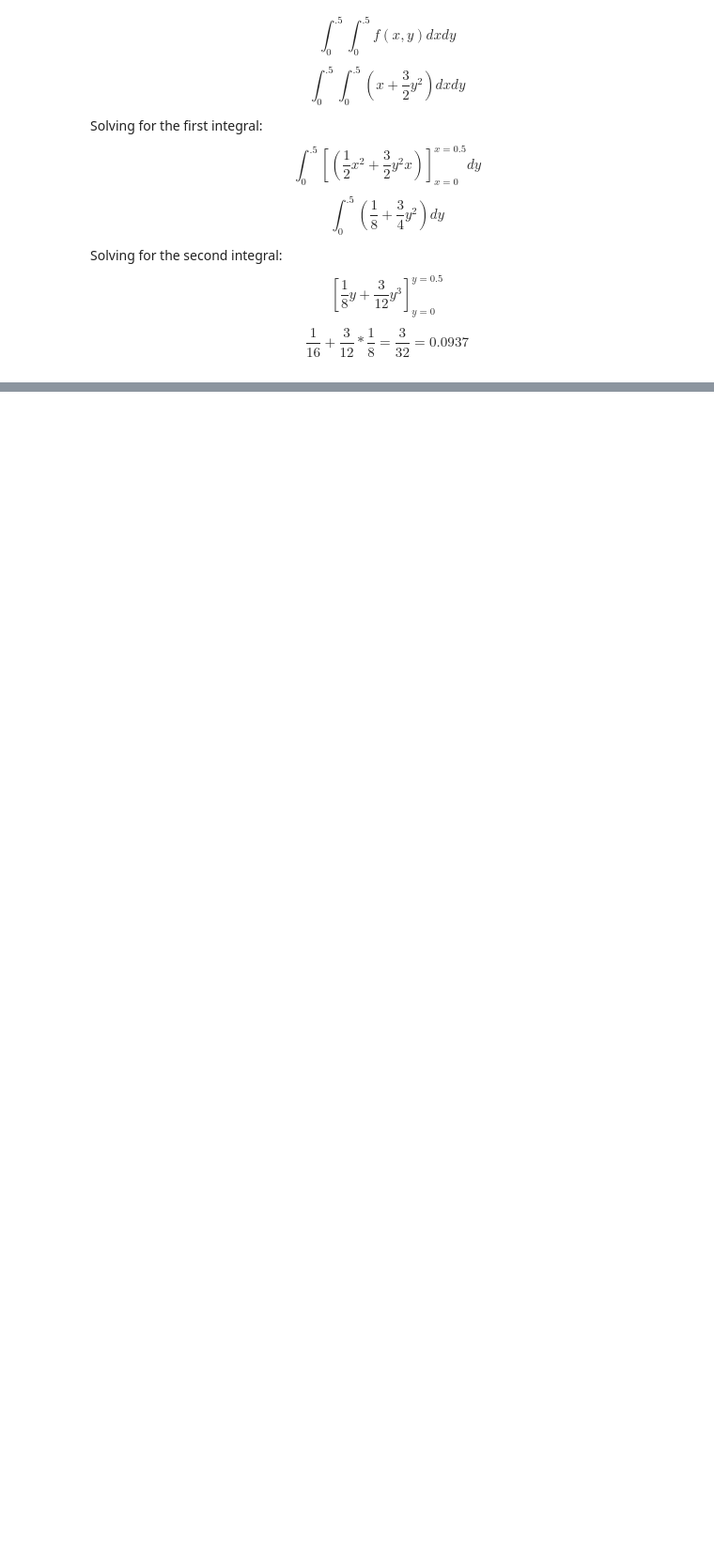
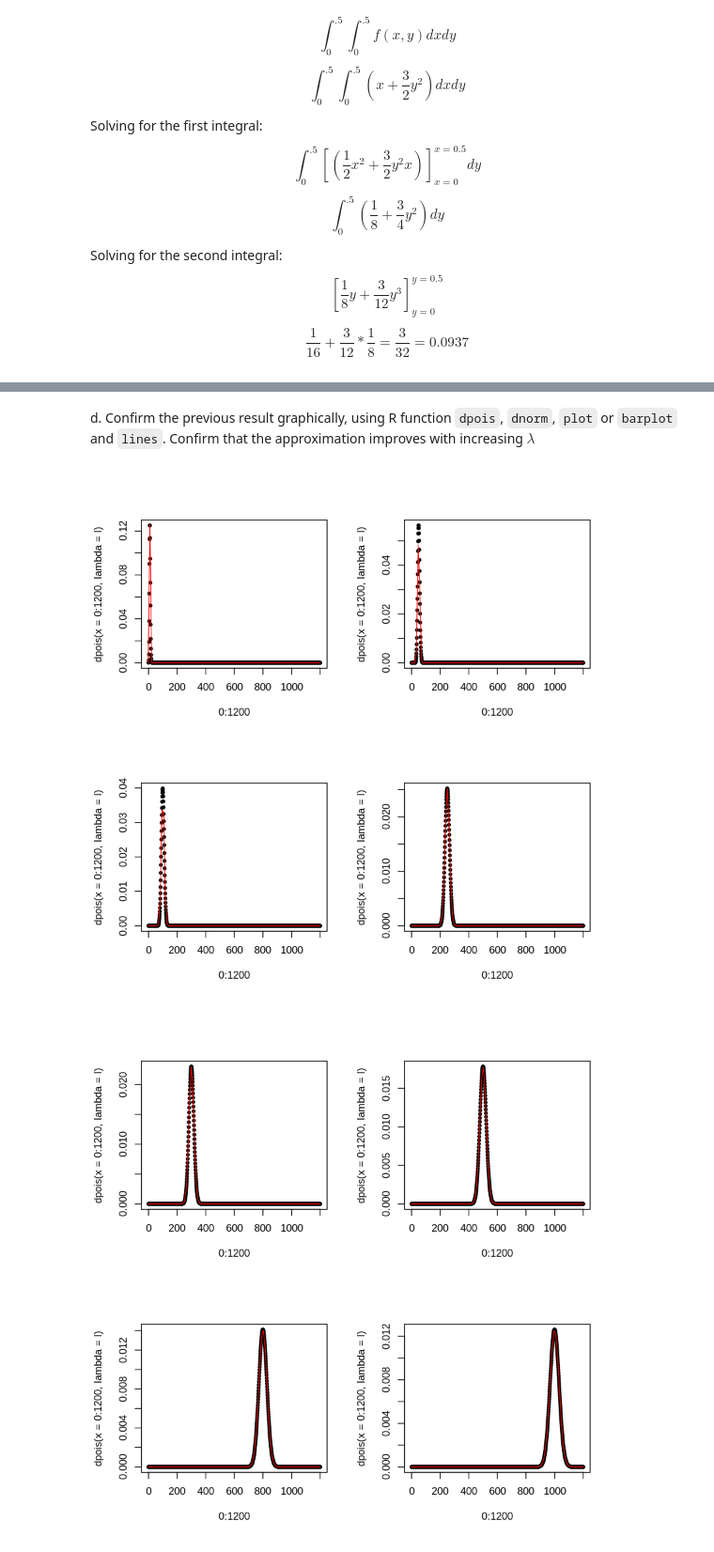
Before and after one commit to andrealorenzon/sm4ds, a Jupyter notebook: Assignment 1 - CS.ipynb, the cells around one changed output, grey strips where cells are left out. Shown: that part at 94% size. Drawn from its saved outputs; the diff is of its cells as text; code cells hidden in the pictures; blank space fills up the shorter version.

```diff
--- a/Assignment 1 - CS.ipynb
+++ b/Assignment 1 - CS.ipynb
@@ -32,0 +79,14 @@ $$ \frac{1}{16} + \frac{3}{12} * \frac{1}{8} = \frac{3}{32} = 0.0937$$
+# %% [markdown]
+d. Confirm the previous result graphically, using R function `dpois`, `dnorm`, `plot` or `barplot` and `lines`. Confirm that the approximation improves with increasing $\lambda$
+# %%
+
+
+par(mfrow=c(2,2))
+for (l in c(10,50,100,250,300,500,800,1000)) {
+    plot(0:1200, dpois(x=0:1200, lambda=l), xlim=c(-2,1200), pch=20)  #poisson(lambda), black dots
+    nor <- function(x){dnorm(x, mean=l, sd=sqrt(l))}
+    curve(nor, from=-2, to=1200, add=TRUE, col="red")   #normal(lambda, sqrt(lambda)), red curve
+}
+# %% [output]
+[figure, added]
+[figure, added]
```
Also changed, not shown: parts of 11 cells of this notebook.
